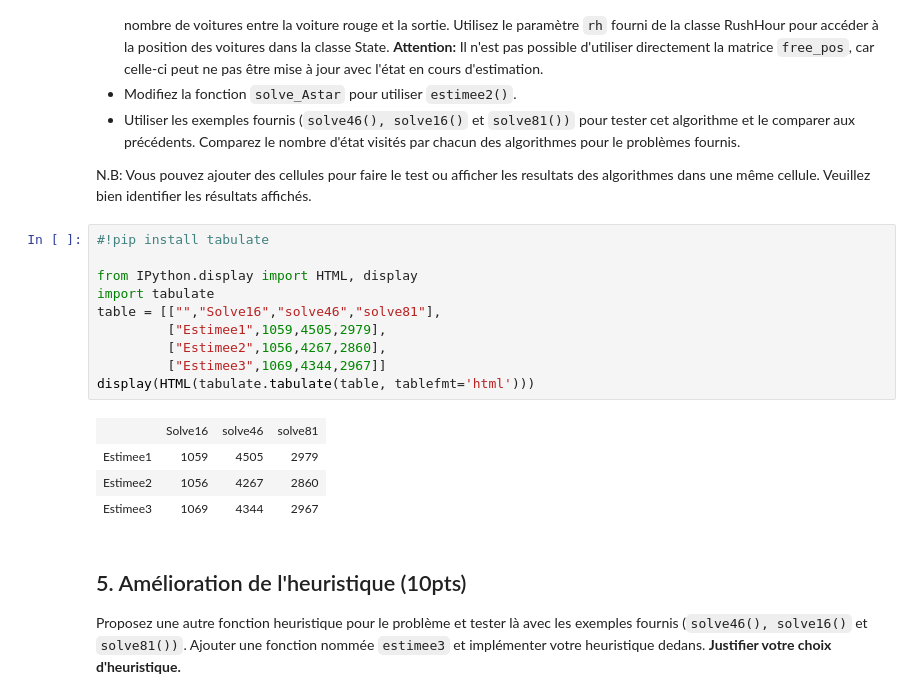
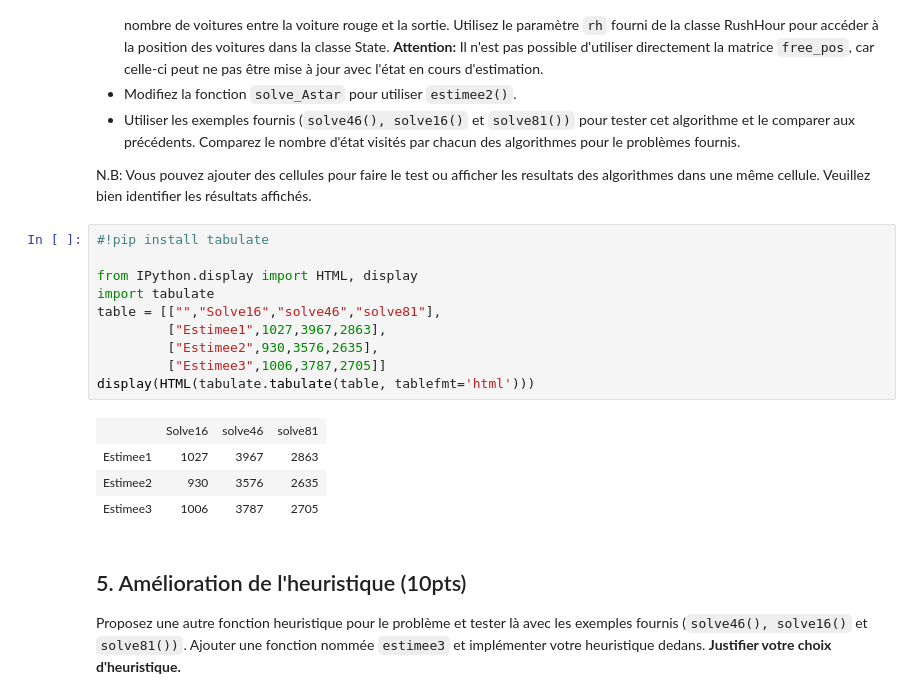
Before and after one commit to ayoubelasryRoot/INF8215, a Jupyter notebook: tp1/TP1_INF8215.ipynb, the cells around one changed output. Drawn from its saved outputs; the diff is of its cells as text.

```diff
--- a/tp1/TP1_INF8215.ipynb
+++ b/tp1/TP1_INF8215.ipynb
@@ -581,18 +584,18 @@ N.B: Vous pouvez ajouter des cellules pour faire le test ou afficher les resulta
 # %%
 #!pip install tabulate
 
 from IPython.display import HTML, display
 import tabulate
 table = [["","Solve16","solve46","solve81"],
-         ["Estimee1",1059,4505,2979],
-         ["Estimee2",1056,4267,2860],
-         ["Estimee3",1069,4344,2967]]
+         ["Estimee1",1027,3967,2863],
+         ["Estimee2",930,3576,2635],
+         ["Estimee3",1006,3787,2705]]
 display(HTML(tabulate.tabulate(table, tablefmt='html')))
 # %% [output]
 |  | Solve16 | solve46 | solve81 |
-| Estimee1 | 1059 | 4505 | 2979 |
-| Estimee2 | 1056 | 4267 | 2860 |
-| Estimee3 | 1069 | 4344 | 2967 |
+| Estimee1 | 1027 | 3967 | 2863 |
+| Estimee2 | 930 | 3576 | 2635 |
+| Estimee3 | 1006 | 3787 | 2705 |
 # %% [markdown]
 ## 5. Amélioration de l'heuristique (10pts)
 Proposez une autre fonction heuristique pour le problème et tester là avec les exemples fournis (`solve46(), solve16()` et `solve81())`. Ajouter une fonction nommée `estimee3` et implémenter votre heuristique dedans. **Justifier votre choix d'heuristique.**
```
Also changed, not shown: parts of 1 cell of this notebook.
